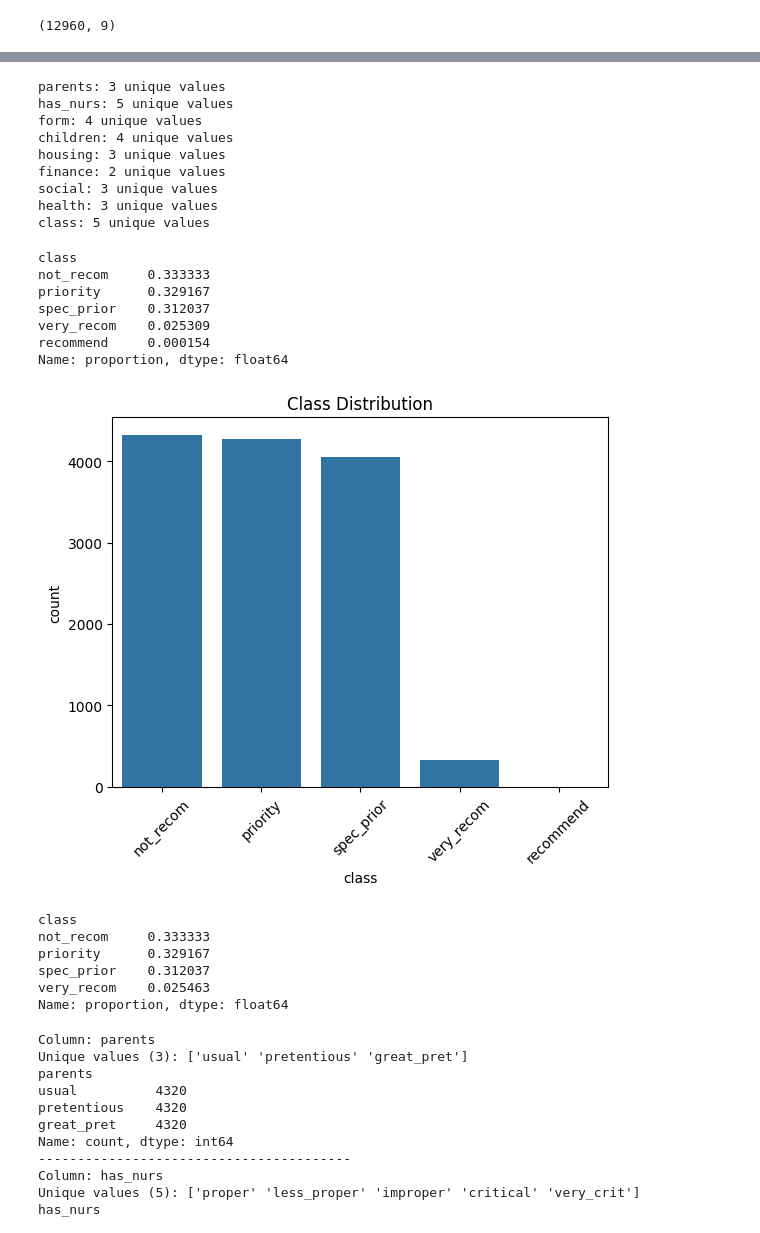
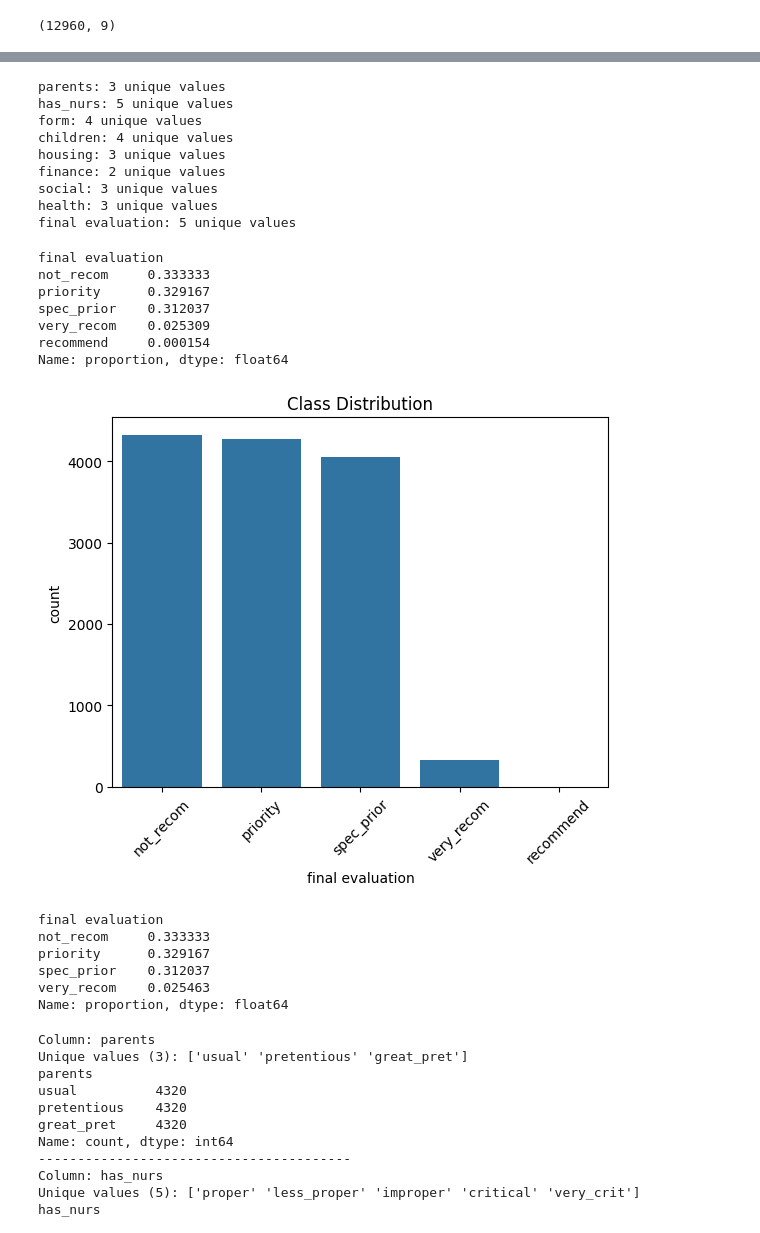
Before and after one commit to rajibulislam1/Midterm_Project, a Jupyter notebook: data.ipynb, the cells around one changed output, grey strips where cells are left out. Drawn from its saved outputs; the diff is of its cells as text; code cells hidden in the pictures.

```diff
--- a/data.ipynb
+++ b/data.ipynb
@@ -14,6 +10,6 @@ ModuleNotFoundError: No module named 'matplotlib'
 # %%
 # Get full dataset (features + target together)
-df = nursery.data.original
+df = pd.read_csv('nursery.csv')
 
 print(df.shape)
 df
@@ -84,11 +80,11 @@ housing: 3 unique values
 finance: 2 unique values
 social: 3 unique values
 health: 3 unique values
-class: 5 unique values
+final evaluation: 5 unique values
 # %%
-df['class'].value_counts(normalize=True)
+df['final evaluation'].value_counts(normalize=True)
 # %% [output]
-class
+final evaluation
 not_recom     0.333333
 priority      0.329167
 spec_prior    0.312037
@@ -96,10 +92,10 @@ very_recom    0.025309
 recommend     0.000154
 Name: proportion, dtype: float64
 # %%
-sns.countplot(data=df, x='class', order=df['class'].value_counts().index)
+sns.countplot(data=df, x='final evaluation', order=df['final evaluation'].value_counts().index)
 plt.title('Class Distribution')
 plt.xticks(rotation=45)
 plt.show()
 # %% [output]
-[figure, old version]
+[figure, new version]
 # %%
@@ -107,7 +103,7 @@ df['class'] = df['class'].replace({'recommend': 'very_recom'}) # Merge recommend
 # %%
-df['class'].value_counts(normalize=True)
+df['final evaluation'].value_counts(normalize=True)
 # %% [output]
-class
+final evaluation
 not_recom     0.333333
 priority      0.329167
 spec_prior    0.312037
```
Also changed, not shown: parts of 13 cells of this notebook, 4 other files.
